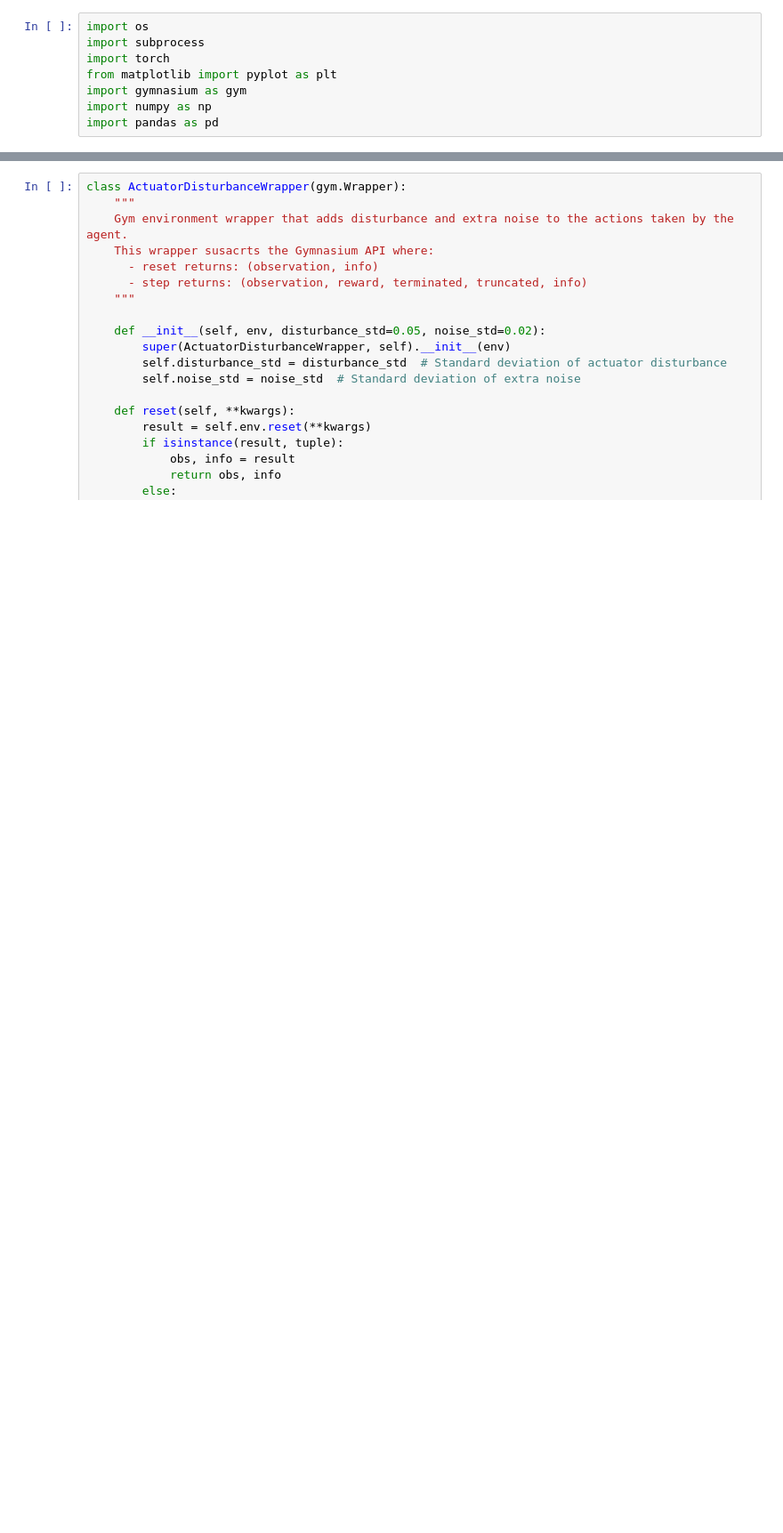
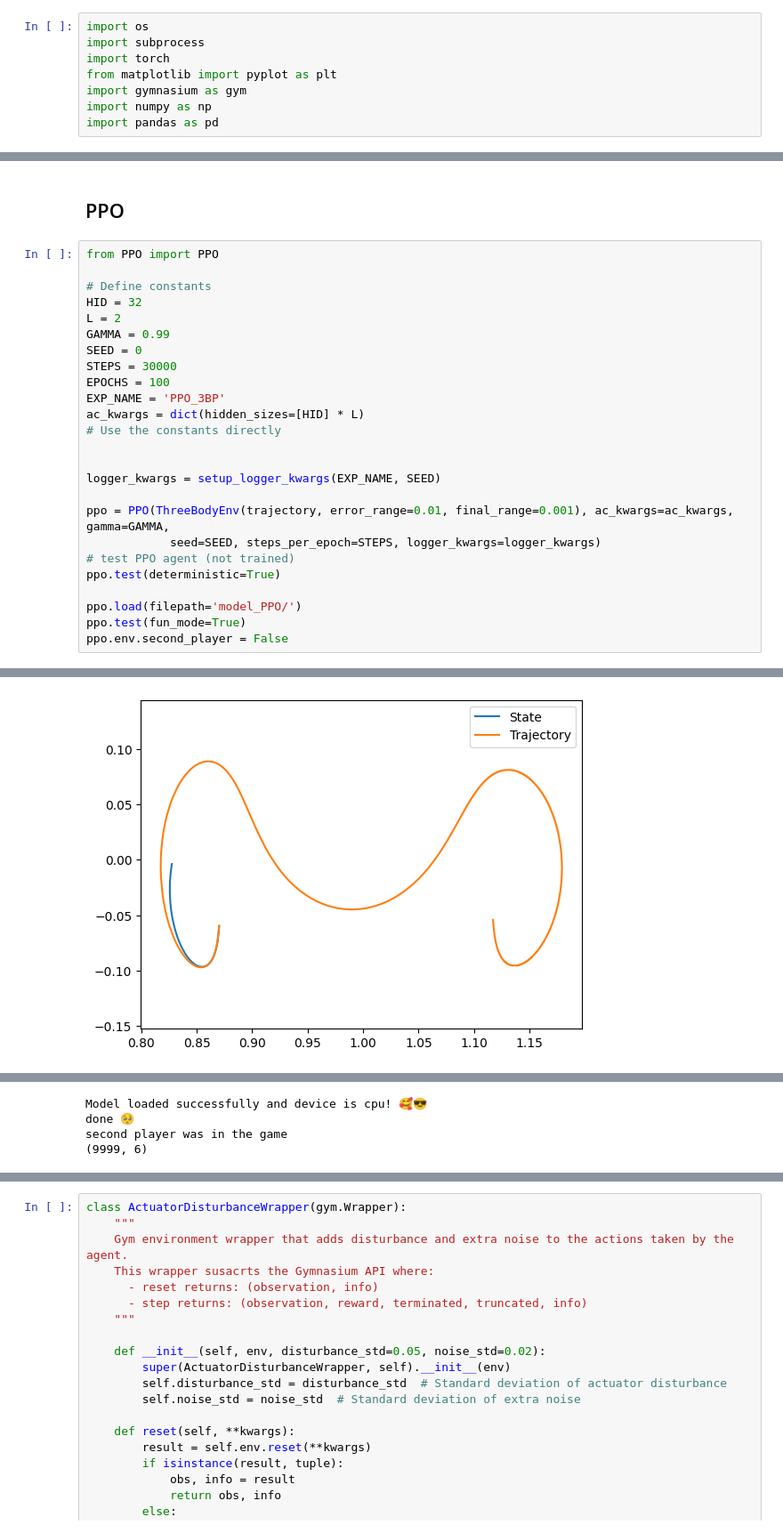
Before and after one commit to alibaniasad1999/master-thesis, a Jupyter notebook: Code/Python/Robust_eval/Standard/actuator_disturbance/actuator_disturbance.ipynb, the cells around one changed output, grey strips where cells are left out. Shown at 89% size. Drawn from its saved outputs; the diff is of its cells as text; blank space fills up the shorter version.

```diff
--- a/Code/Python/Robust_eval/Standard/actuator_disturbance/actuator_disturbance.ipynb
+++ b/Code/Python/Robust_eval/Standard/actuator_disturbance/actuator_disturbance.ipynb
@@ -137,0 +233,28 @@ second player was in the game
+# %% [markdown]
+## PPO
+# %%
+from PPO import PPO
+
+# Define constants
+HID = 32
+L = 2
+GAMMA = 0.99
+SEED = 0
+STEPS = 30000
+EPOCHS = 100
+EXP_NAME = 'PPO_3BP'
+ac_kwargs = dict(hidden_sizes=[HID] * L)
+# Use the constants directly
+
+
+logger_kwargs = setup_logger_kwargs(EXP_NAME, SEED)
+
+ppo = PPO(ThreeBodyEnv(trajectory, error_range=0.01, final_range=0.001), ac_kwargs=ac_kwargs, gamma=GAMMA,
+            seed=SEED, steps_per_epoch=STEPS, logger_kwargs=logger_kwargs)
+# test PPO agent (not trained)
+ppo.test(deterministic=True)
+
+ppo.load(filepath='model_PPO/')
+ppo.test(fun_mode=True)
+ppo.env.second_player = False
+# %% [output]
@@ -137,0 +278 @@ second player was in the game
+[figure, added]
@@ -137,0 +280,4 @@ second player was in the game
+Model loaded successfully and device is cpu! 🥰😎
+done 🥺
+second player was in the game
+(9999, 6)
```
Also changed, not shown: parts of 18 cells of this notebook, 28 other files.
